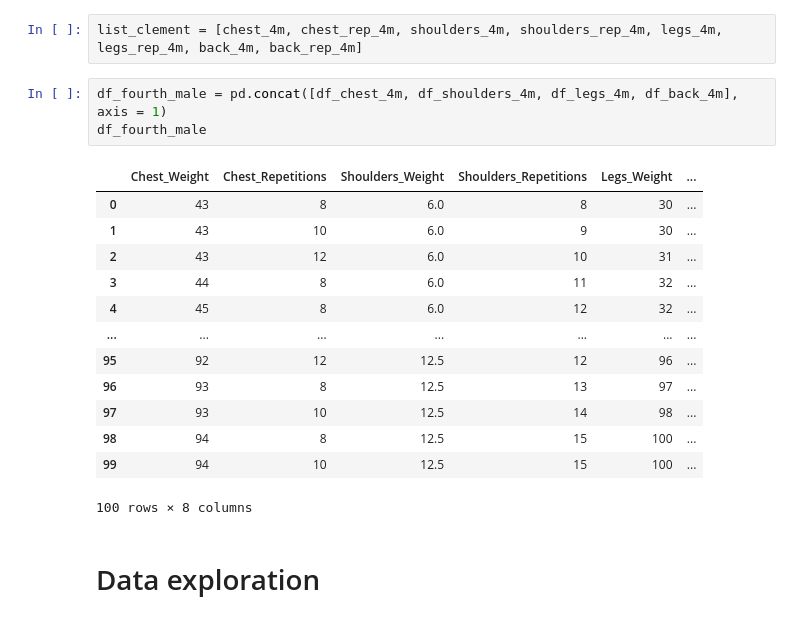
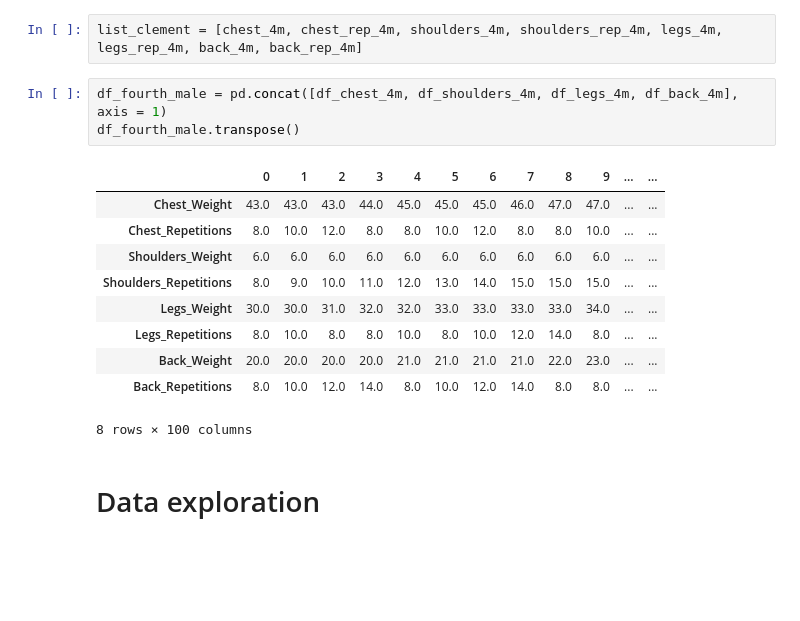
Before and after one commit to Clement733/workout_planner, a Jupyter notebook: data_improvement.ipynb, the cells around one changed output. Drawn from its saved outputs; the diff is of its cells as text; blank space fills up the shorter version.

Commit message:
Start of creation of csv for all male users

```diff
--- a/data_improvement.ipynb
+++ b/data_improvement.ipynb
@@ -323,21 +323,18 @@ df_back_4m = pd.DataFrame({'Back_Weight': back_4m, 'Back_Repetitions': back_rep_
 list_clement = [chest_4m, chest_rep_4m, shoulders_4m, shoulders_rep_4m, legs_4m, legs_rep_4m, back_4m, back_rep_4m]
 # %%
 df_fourth_male = pd.concat([df_chest_4m, df_shoulders_4m, df_legs_4m, df_back_4m], axis = 1)
-df_fourth_male
+df_fourth_male.transpose()
 # %% [output]
-|  | Chest_Weight | Chest_Repetitions | Shoulders_Weight | Shoulders_Repetitions | Legs_Weight | ... |
-| 0 | 43 | 8 | 6.0 | 8 | 30 | ... |
-| 1 | 43 | 10 | 6.0 | 9 | 30 | ... |
-| 2 | 43 | 12 | 6.0 | 10 | 31 | ... |
-| 3 | 44 | 8 | 6.0 | 11 | 32 | ... |
-| 4 | 45 | 8 | 6.0 | 12 | 32 | ... |
-| ... | ... | ... | ... | ... | ... | ... |
-| 95 | 92 | 12 | 12.5 | 12 | 96 | ... |
-| 96 | 93 | 8 | 12.5 | 13 | 97 | ... |
-| 97 | 93 | 10 | 12.5 | 14 | 98 | ... |
-| 98 | 94 | 8 | 12.5 | 15 | 100 | ... |
-| 99 | 94 | 10 | 12.5 | 15 | 100 | ... |
+|  | 0 | 1 | 2 | 3 | 4 | 5 | 6 | 7 | 8 | 9 | ... | ... |
+| Chest_Weight | 43.0 | 43.0 | 43.0 | 44.0 | 45.0 | 45.0 | 45.0 | 46.0 | 47.0 | 47.0 | ... | ... |
+| Chest_Repetitions | 8.0 | 10.0 | 12.0 | 8.0 | 8.0 | 10.0 | 12.0 | 8.0 | 8.0 | 10.0 | ... | ... |
+| Shoulders_Weight | 6.0 | 6.0 | 6.0 | 6.0 | 6.0 | 6.0 | 6.0 | 6.0 | 6.0 | 6.0 | ... | ... |
+| Shoulders_Repetitions | 8.0 | 9.0 | 10.0 | 11.0 | 12.0 | 13.0 | 14.0 | 15.0 | 15.0 | 15.0 | ... | ... |
+| Legs_Weight | 30.0 | 30.0 | 31.0 | 32.0 | 32.0 | 33.0 | 33.0 | 33.0 | 33.0 | 34.0 | ... | ... |
+| Legs_Repetitions | 8.0 | 10.0 | 8.0 | 8.0 | 10.0 | 8.0 | 10.0 | 12.0 | 14.0 | 8.0 | ... | ... |
+| Back_Weight | 20.0 | 20.0 | 20.0 | 20.0 | 21.0 | 21.0 | 21.0 | 21.0 | 22.0 | 23.0 | ... | ... |
+| Back_Repetitions | 8.0 | 10.0 | 12.0 | 14.0 | 8.0 | 10.0 | 12.0 | 14.0 | 8.0 | 8.0 | ... | ... |
-100 rows × 8 columns
+8 rows × 100 columns
 # %% [markdown]
 # Data exploration
 # %%
```
Also changed, not shown: parts of 8 cells of this notebook.
